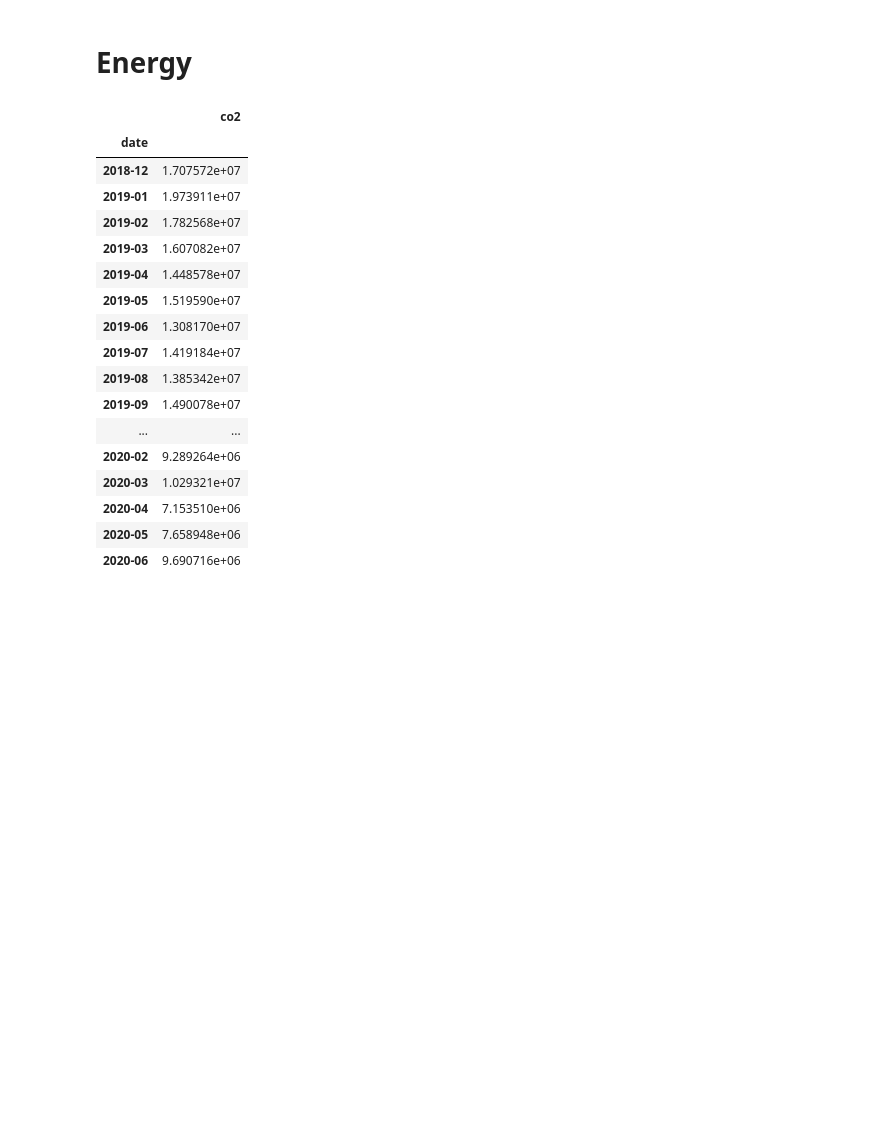
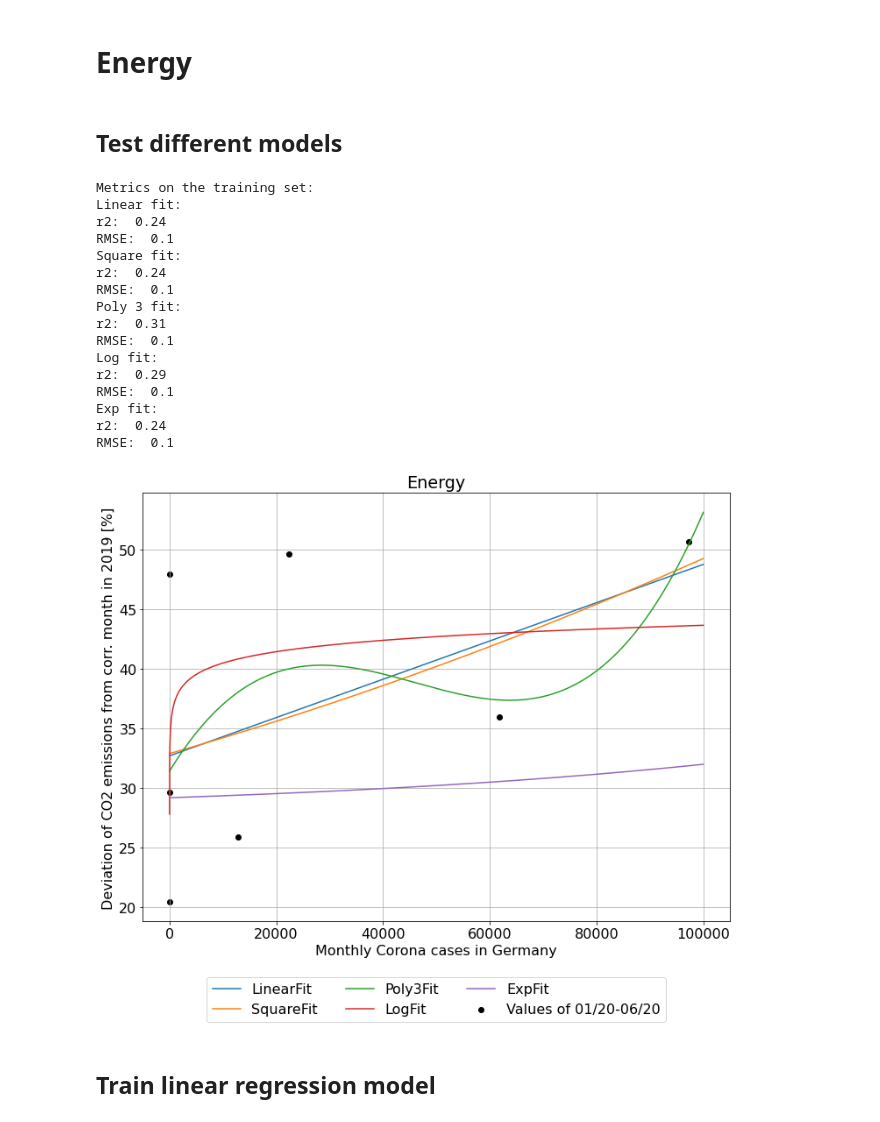
Before and after one commit to hannesk95/AMI, a Jupyter notebook: models/CoronaMapping/CoronaMapping.ipynb, the cells around one changed output. Cells and saved outputs as stored; diff of their text form; code cells hidden in the pictures; blank space fills up the shorter version.

```diff
--- a/models/CoronaMapping/CoronaMapping.ipynb
+++ b/models/CoronaMapping/CoronaMapping.ipynb
@@ -248,27 +343,30 @@ for col in X_eh_raw:
 
 df_co2 = X_eh_raw.copy()
 df_co2['co2'] = CO2
-
-df_co2
-# %% [output]
-|  | co2 |
-| date |  |
-| 2018-12 | 1.707572e+07 |
-| 2019-01 | 1.973911e+07 |
-| 2019-02 | 1.782568e+07 |
-| 2019-03 | 1.607082e+07 |
-| 2019-04 | 1.448578e+07 |
-| 2019-05 | 1.519590e+07 |
-| 2019-06 | 1.308170e+07 |
-| 2019-07 | 1.419184e+07 |
-| 2019-08 | 1.385342e+07 |
-| 2019-09 | 1.490078e+07 |
-| ... | ... |
-| 2020-02 | 9.289264e+06 |
-| 2020-03 | 1.029321e+07 |
-| 2020-04 | 7.153510e+06 |
-| 2020-05 | 7.658948e+06 |
-| 2020-06 | 9.690716e+06 |
+# %% [markdown]
+## Test different models
+# %%
+EvaluateModels(df_cor, df_co2, sector='Energy')
+# %% [output]
+Metrics on the training set:
+Linear fit:
+r2:  0.24
+RMSE:  0.1
+Square fit:
+r2:  0.24
+RMSE:  0.1
+Poly 3 fit:
+r2:  0.31
+RMSE:  0.1
+Log fit:
+r2:  0.29
+RMSE:  0.1
+Exp fit:
+r2:  0.24
+RMSE:  0.1
+[figure, added]
+# %% [markdown]
+## Train linear regression model
 # %%
 lr_cor_co2 = TrainLRCoronaOnCO2(df_cor, df_co2)
 # %% [output]
```
Also changed, not shown: parts of 11 cells of this notebook, 2 other files.
